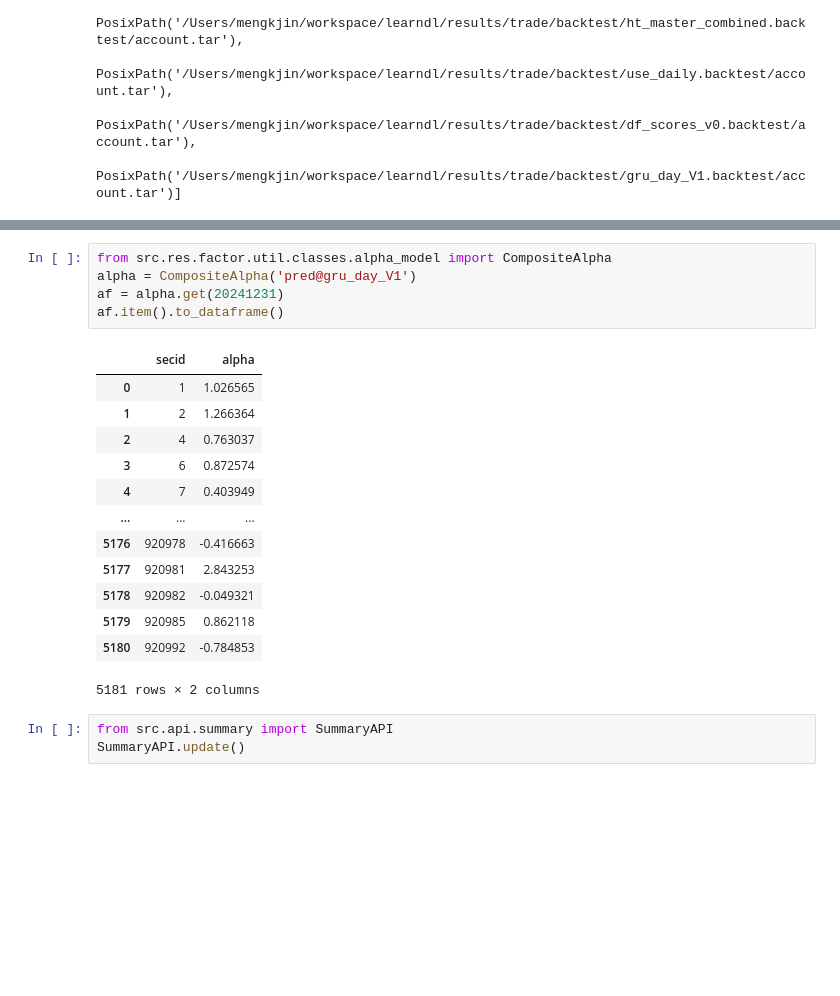
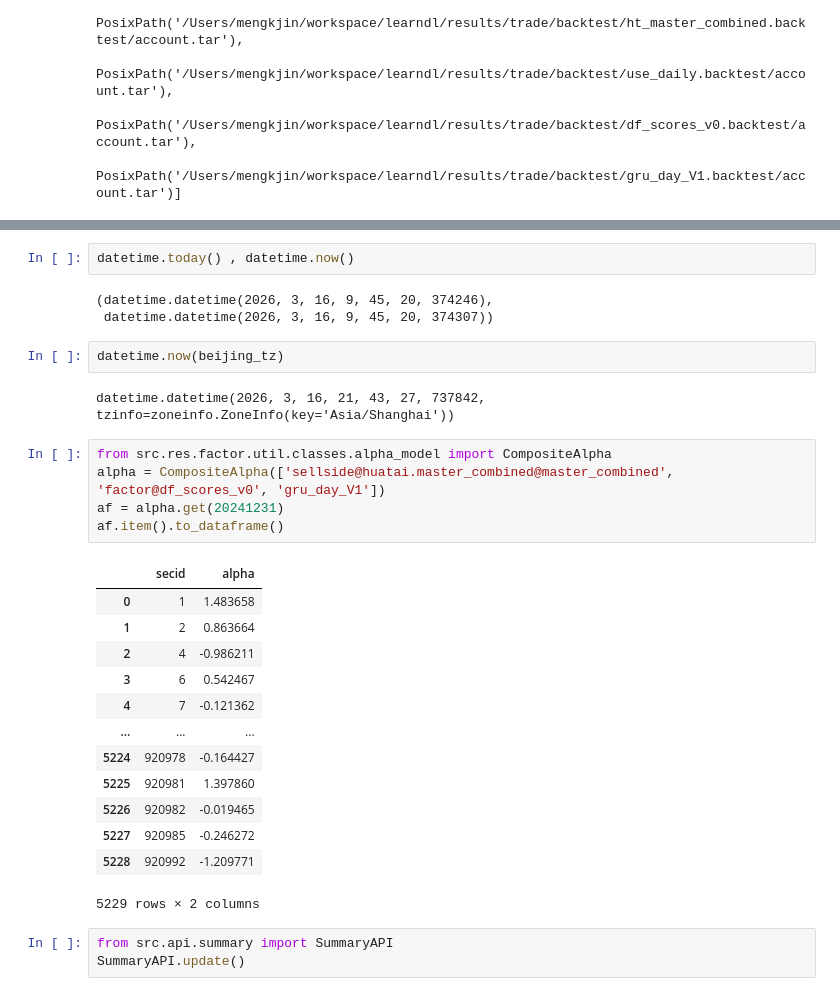
Before and after one commit to mengkjin/learndl, a Jupyter notebook: main.ipynb, the cells around one changed output, grey strips where cells are left out. Saved outputs shown, nothing was run; the diff lists cells and outputs as text; blank space fills up the shorter version.

```diff
--- a/main.ipynb
+++ b/main.ipynb
@@ -64,22 +71,31 @@ paths
+# %%
+datetime.today() , datetime.now()
+# %% [output]
+(datetime.datetime(2026, 3, 16, 9, 45, 20, 374246),
+ datetime.datetime(2026, 3, 16, 9, 45, 20, 374307))
+# %%
+datetime.now(beijing_tz)
+# %% [output]
+datetime.datetime(2026, 3, 16, 21, 43, 27, 737842, tzinfo=zoneinfo.ZoneInfo(key='Asia/Shanghai'))
 # %%
 from src.res.factor.util.classes.alpha_model import CompositeAlpha
-alpha = CompositeAlpha('pred@gru_day_V1')
+alpha = CompositeAlpha(['sellside@huatai.master_combined@master_combined', 'factor@df_scores_v0', 'gru_day_V1'])
 af = alpha.get(20241231)
 af.item().to_dataframe()
 # %% [output]
 |  | secid | alpha |
-| 0 | 1 | 1.026565 |
-| 1 | 2 | 1.266364 |
-| 2 | 4 | 0.763037 |
-| 3 | 6 | 0.872574 |
-| 4 | 7 | 0.403949 |
+| 0 | 1 | 1.483658 |
+| 1 | 2 | 0.863664 |
+| 2 | 4 | -0.986211 |
+| 3 | 6 | 0.542467 |
+| 4 | 7 | -0.121362 |
 | ... | ... | ... |
-| 5176 | 920978 | -0.416663 |
-| 5177 | 920981 | 2.843253 |
-| 5178 | 920982 | -0.049321 |
-| 5179 | 920985 | 0.862118 |
-| 5180 | 920992 | -0.784853 |
+| 5224 | 920978 | -0.164427 |
+| 5225 | 920981 | 1.397860 |
+| 5226 | 920982 | -0.019465 |
+| 5227 | 920985 | -0.246272 |
+| 5228 | 920992 | -1.209771 |
-5181 rows × 2 columns
+5229 rows × 2 columns
 # %%
 from src.api.summary import SummaryAPI
 SummaryAPI.update()
```
Also changed, not shown: parts of 1 cell of this notebook, 11 other files.
